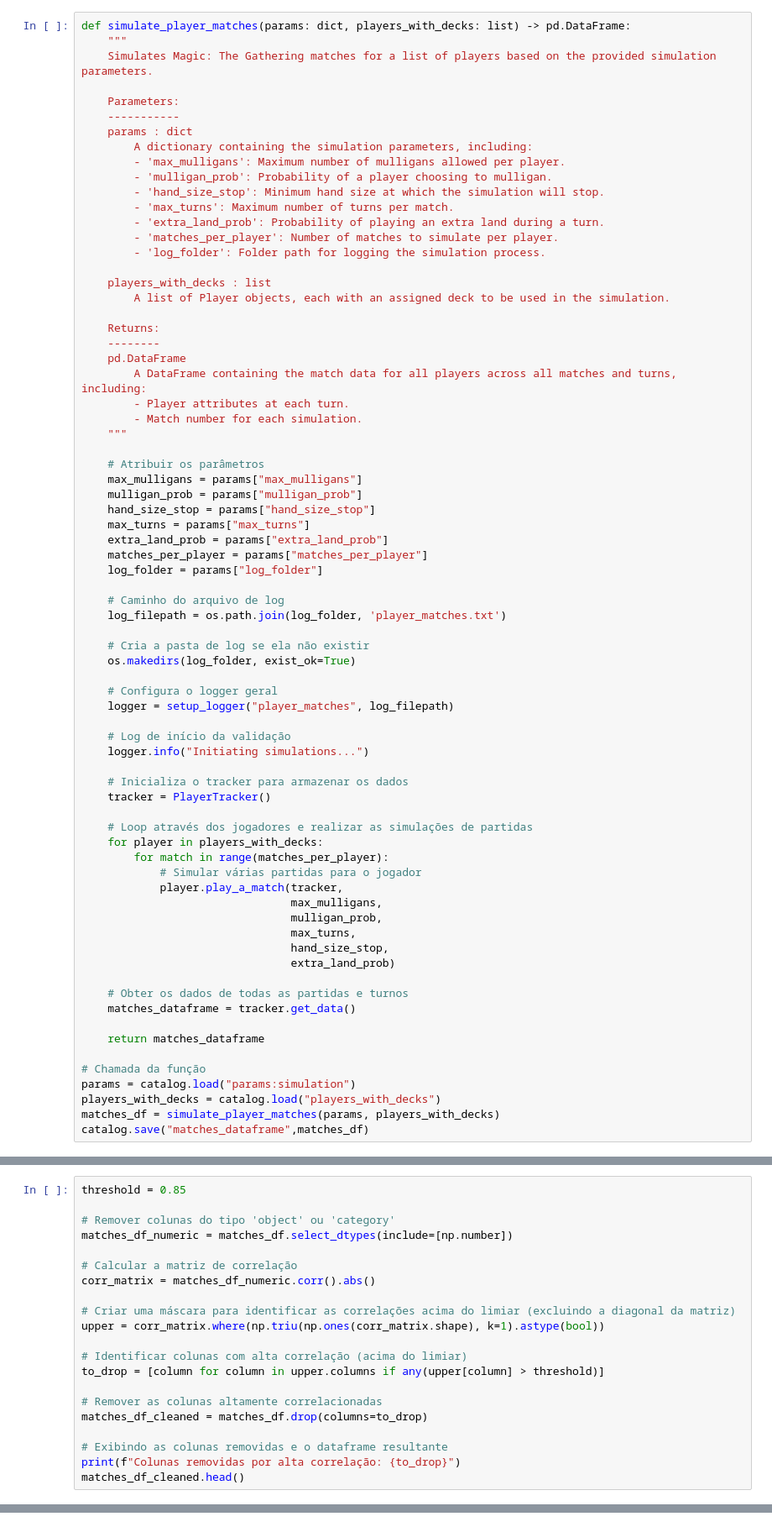
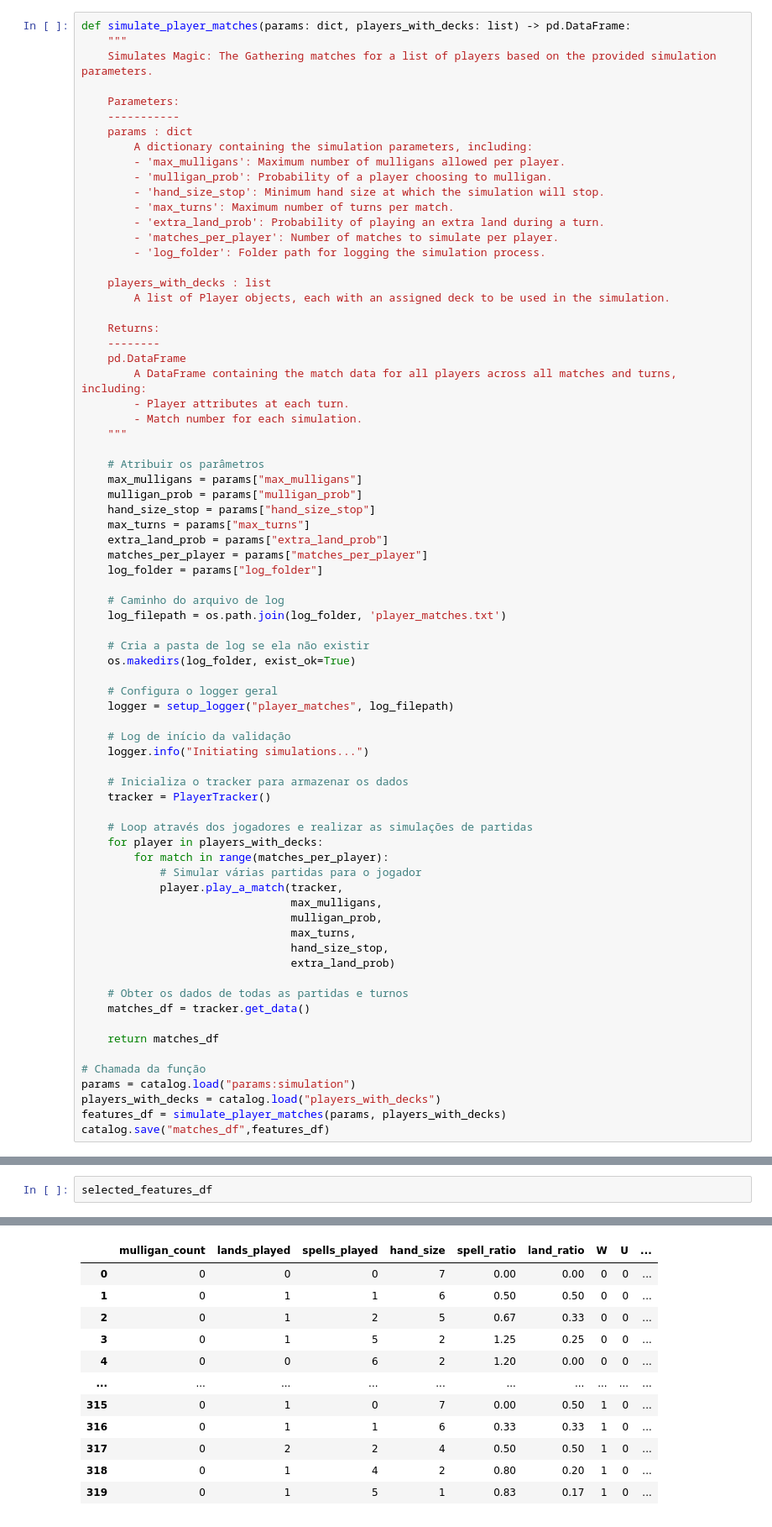
Before and after one commit to gmferratti/MTG_Project, a Jupyter notebook: notebooks/gmferratti/pipeline/encapsulating_sim_feat_eng.ipynb, the cells around one changed output, grey strips where cells are left out. Shown: that part at 84% size. Cells and saved outputs as stored; diff of their text form.

```diff
--- a/notebooks/gmferratti/pipeline/encapsulating_sim_feat_eng.ipynb
+++ b/notebooks/gmferratti/pipeline/encapsulating_sim_feat_eng.ipynb
@@ -253,13 +252,13 @@ def simulate_player_matches(params: dict, players_with_decks: list) -> pd.DataFr
                                 extra_land_prob)
 
     # Obter os dados de todas as partidas e turnos
-    matches_dataframe = tracker.get_data()
+    matches_df = tracker.get_data()
 
-    return matches_dataframe
+    return matches_df
 
 # Chamada da função
 params = catalog.load("params:simulation")
 players_with_decks = catalog.load("players_with_decks")
-matches_df = simulate_player_matches(params, players_with_decks)
-catalog.save("matches_dataframe",matches_df)
+features_df = simulate_player_matches(params, players_with_decks)
+catalog.save("matches_df",features_df)
 # %% [output]
@@ -338,21 +277,0 @@ matches_df.head()
-# %%
-threshold = 0.85
-
-# Remover colunas do tipo 'object' ou 'category'
-matches_df_numeric = matches_df.select_dtypes(include=[np.number])
-
-# Calcular a matriz de correlação
-corr_matrix = matches_df_numeric.corr().abs()
-
-# Criar uma máscara para identificar as correlações acima do limiar (excluindo a diagonal da matriz)
-upper = corr_matrix.where(np.triu(np.ones(corr_matrix.shape), k=1).astype(bool))
-
-# Identificar colunas com alta correlação (acima do limiar)
-to_drop = [column for column in upper.columns if any(upper[column] > threshold)]
-
-# Remover as colunas altamente correlacionadas
-matches_df_cleaned = matches_df.drop(columns=to_drop)
-
-# Exibindo as colunas removidas e o dataframe resultante
-print(f"Colunas removidas por alta correlação: {to_drop}")
-matches_df_cleaned.head()
@@ -367,0 +504,3 @@ Colunas removidas por alta correlação: ['spells_played', 'hand_size', 'library
+# %%
+selected_features_df
+# %% [output]
@@ -367,0 +508,12 @@ Colunas removidas por alta correlação: ['spells_played', 'hand_size', 'library
+|  | mulligan_count | lands_played | spells_played | hand_size | spell_ratio | land_ratio | W | U | ... |
+| 0 | 0 | 0 | 0 | 7 | 0.00 | 0.00 | 0 | 0 | ... |
+| 1 | 0 | 1 | 1 | 6 | 0.50 | 0.50 | 0 | 0 | ... |
+| 2 | 0 | 1 | 2 | 5 | 0.67 | 0.33 | 0 | 0 | ... |
+| 3 | 0 | 1 | 5 | 2 | 1.25 | 0.25 | 0 | 0 | ... |
+| 4 | 0 | 0 | 6 | 2 | 1.20 | 0.00 | 0 | 0 | ... |
+| ... | ... | ... | ... | ... | ... | ... | ... | ... | ... |
+| 315 | 0 | 1 | 0 | 7 | 0.00 | 0.50 | 1 | 0 | ... |
+| 316 | 0 | 1 | 1 | 6 | 0.33 | 0.33 | 1 | 0 | ... |
+| 317 | 0 | 2 | 2 | 4 | 0.50 | 0.50 | 1 | 0 | ... |
+| 318 | 0 | 1 | 4 | 2 | 0.80 | 0.20 | 1 | 0 | ... |
+| 319 | 0 | 1 | 5 | 1 | 0.83 | 0.17 | 1 | 0 | ... |
```
Also changed, not shown: parts of 12 cells of this notebook, 7 other files.
